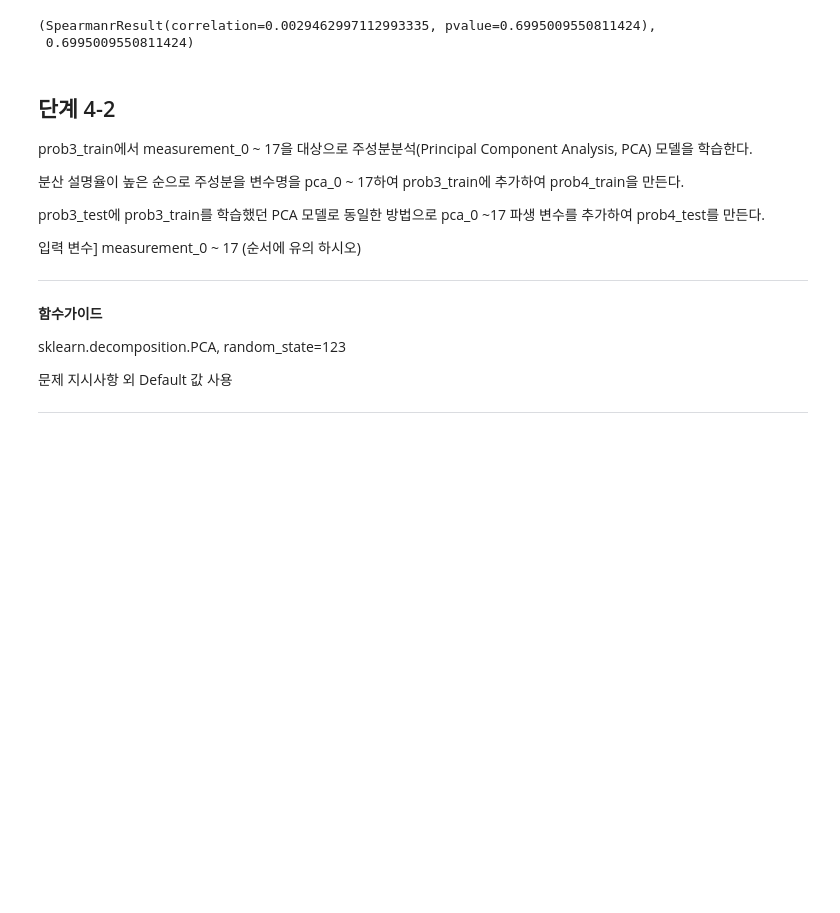
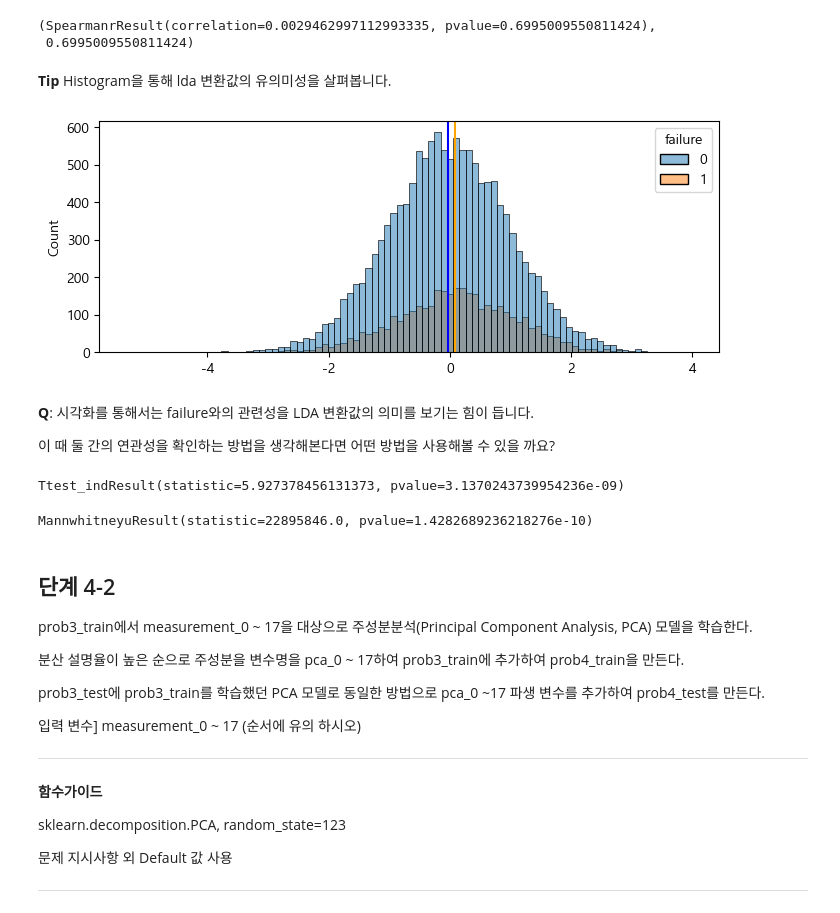
Before and after one commit to hulee1973/ds_lv3_2503_1, a Jupyter notebook: sec_ds_lv3_prob1_prob.ipynb, the cells around one changed output. Saved outputs shown, nothing was run; the diff lists cells and outputs as text; code cells hidden in the pictures; blank space fills up the shorter version.

```diff
--- a/sec_ds_lv3_prob1_prob.ipynb
+++ b/sec_ds_lv3_prob1_prob.ipynb
@@ -1245,6 +1309,45 @@ result_4_1, A
 # %% [output]
 (SpearmanrResult(correlation=0.0029462997112993335, pvalue=0.6995009550811424),
  0.6995009550811424)
+# %% [markdown]
+**Tip** Histogram을 통해 lda 변환값의 유의미성을 살펴봅니다.
+# %%
+# failure별 LDA의 히스토그램을 그려봅니다.
+plt.figure(figsize=(8, 3))
+l = lda.transform(df_prob3_train[X_lda])
+sns.histplot(x=l[:, 0], hue=df_prob3_train['failure'])
+plt.axvline(l[df_prob3_train['failure'] == 0].mean(), color='blue')
+plt.axvline(l[df_prob3_train['failure'] == 1].mean(), color='orange')
+plt.show()
+# %% [output]
+[figure, added]
+# %% [markdown]
+**Q**: 시각화를 통해서는 failure와의 관련성을 LDA 변환값의 의미를 보기는 힘이 듭니다.
+
+이 때 둘 간의 연관성을 확인하는 방법을 생각해본다면 어떤 방법을 사용해볼 수 있을 까요?
+# %%
+# Answer: T-검정을 사용해볼만 합니다.
+from scipy.stats import ttest_ind, bartlett
+
+lda_value = lda.transform(df_prob3_train[X_lda])[:, 0]
+lda_true = lda_value[df_prob3_train['failure'] == 1]
+lda_false = lda_value[df_prob3_train['failure'] == 0]
+
+equal_var = 1 if bartlett(lda_true, lda_false).pvalue >= 0.05 else 0
+ttest_ind(lda_true, lda_false, equal_var=equal_var)
+# %% [output]
+Ttest_indResult(statistic=5.927378456131373, pvalue=3.1370243739954236e-09)
+# %%
+# 비모수 방법인 mannwhiteny 또한 사용해볼만 하겠지요
+from scipy.stats import mannwhitneyu
+
+lda_value = lda.transform(df_prob3_train[X_lda])[:, 0]
+mannwhitneyu(
+    lda_value[df_prob3_train['failure'] == 1],
+    lda_value[df_prob3_train['failure'] == 0]
+)
+# %% [output]
+MannwhitneyuResult(statistic=22895846.0, pvalue=1.4282689236218276e-10)
 # %% [markdown]
 ## 단계 4-2
 
```
Also changed, not shown: parts of 10 cells of this notebook.
